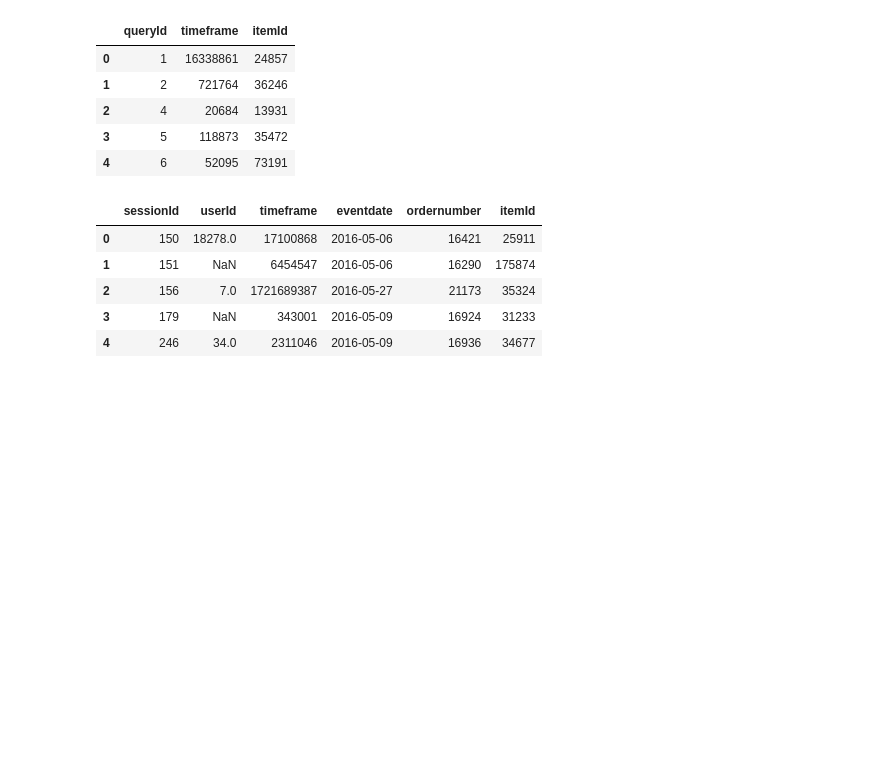
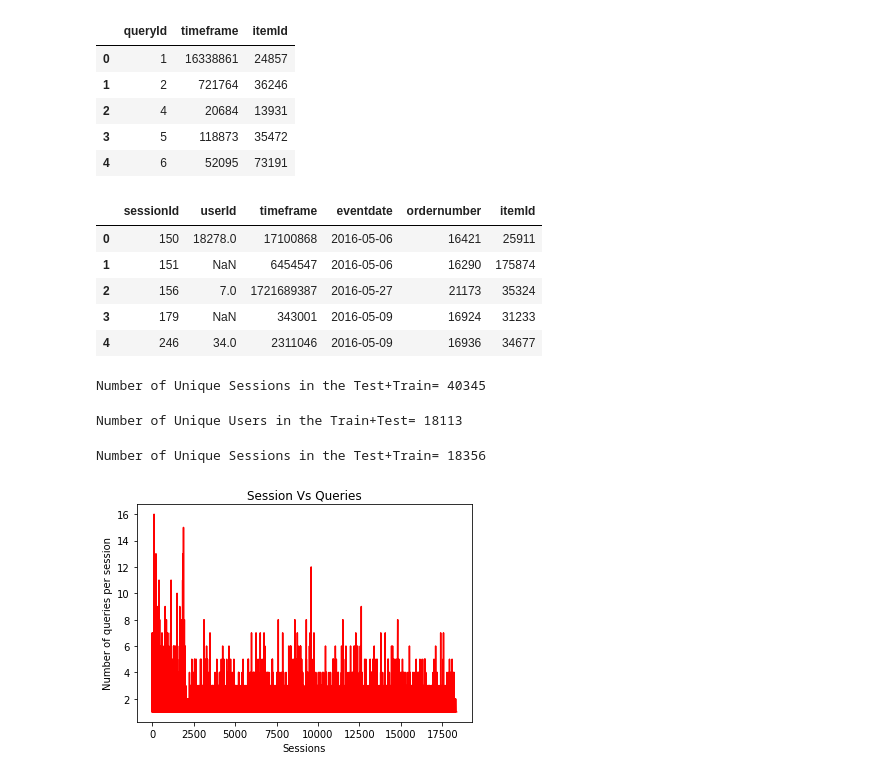
Before and after one commit to abindhar/CSCE-670---COURSE-PROJECT, a Jupyter notebook: src/GraphEmbedding.ipynb, the cells around one changed output. Drawn from its saved outputs; the diff is of its cells as text; code cells hidden in the pictures; blank space fills up the shorter version.

Commit message:
1. Data Pre Processing - Some stat Analysis before Feature selection

```diff
--- a/src/GraphEmbedding.ipynb
+++ b/src/GraphEmbedding.ipynb
@@ -125,0 +135,25 @@ Test_data= combined_data.loc[combined_data['is.test']==True]
+# %%
+print("Number of Unique Sessions in the Test+Train=",len(query_item['sessionId'].unique()))
+# %% [output]
+Number of Unique Sessions in the Test+Train= 40345
+# %%
+temp=combined_data
+temp = temp[np.isfinite(temp['userId'])] #Drop all rows who's UserID is NAN
+print("Number of Unique Users in the Train+Test=", len(temp['userId'].unique()))
+L=[]
+for region,df_region in temp.groupby('sessionId'):
+    L.append(len(df_region['queryId']))
+# %% [output]
+Number of Unique Users in the Train+Test= 18113
+# %%
+print("Number of Unique Sessions in the Test+Train=",len(temp['sessionId'].unique()))
+# %% [output]
+Number of Unique Sessions in the Test+Train= 18356
+# %%
+plt.plot(L,'r')
+plt.xlabel("Sessions")
+plt.ylabel("Number of queries per session")
+plt.title("Session Vs Queries")
+plt.show()
+# %% [output]
+[figure, added]
```
Also changed, not shown: parts of 6 cells of this notebook.
